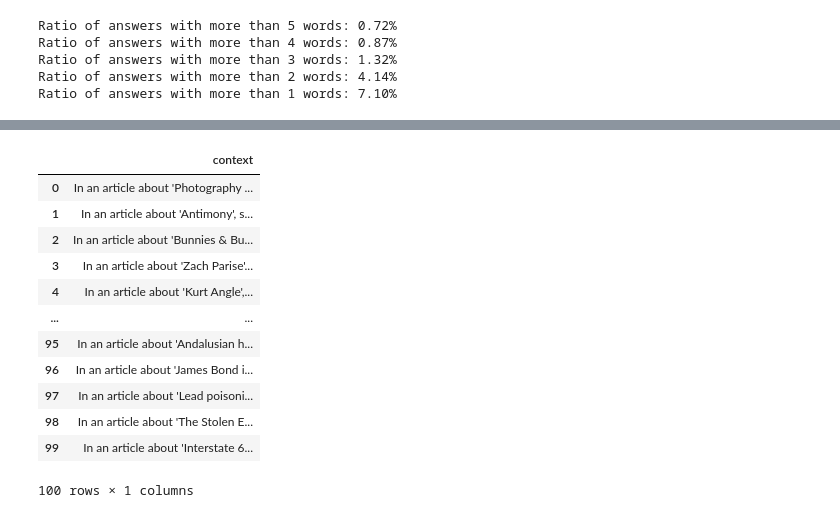
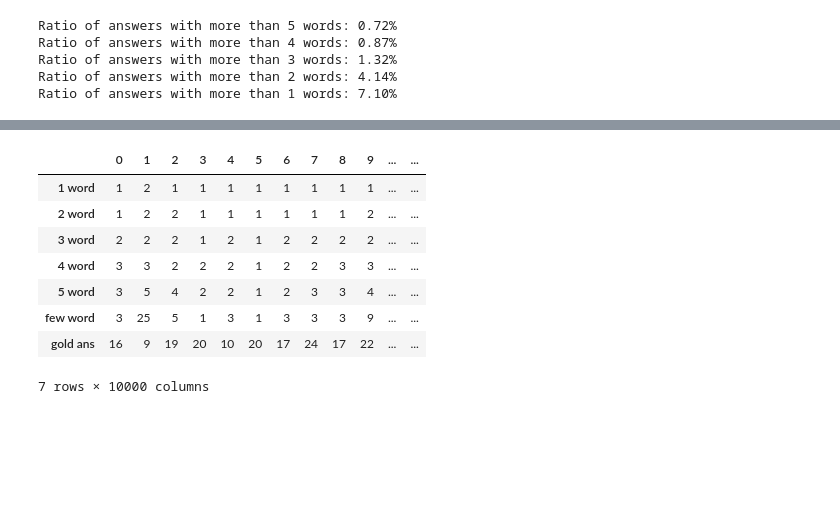
Before and after one commit to nociza/askme-vllm, a Jupyter notebook: experiments/short_anwser.ipynb, the cells around one changed output, grey strips where cells are left out. Drawn from its saved outputs; the diff is of its cells as text; code cells hidden in the pictures; blank space fills up the shorter version.

```diff
--- a/experiments/short_anwser.ipynb
+++ b/experiments/short_anwser.ipynb
@@ -118,16 +104,12 @@ plot_stacked_bar_chart(word_count_for_plot, [1, 2, 3, 4, 5], 'Word Count Data',
-# %%
-merged_df[['context']]
-# %% [output]
-|  | context |
-| 0 | In an article about 'Photography ... |
-| 1 | In an article about 'Antimony', s... |
-| 2 | In an article about 'Bunnies & Bu... |
-| 3 | In an article about 'Zach Parise'... |
-| 4 | In an article about 'Kurt Angle',... |
-| ... | ... |
-| 95 | In an article about 'Andalusian h... |
-| 96 | In an article about 'James Bond i... |
-| 97 | In an article about 'Lead poisoni... |
-| 98 | In an article about 'The Stolen E... |
-| 99 | In an article about 'Interstate 6... |
-100 rows × 1 columns
+# %%
+word_count_for_plot
+# %% [output]
+|  | 0 | 1 | 2 | 3 | 4 | 5 | 6 | 7 | 8 | 9 | ... | ... |
+| 1 word | 1 | 2 | 1 | 1 | 1 | 1 | 1 | 1 | 1 | 1 | ... | ... |
+| 2 word | 1 | 2 | 2 | 1 | 1 | 1 | 1 | 1 | 1 | 2 | ... | ... |
+| 3 word | 2 | 2 | 2 | 1 | 2 | 1 | 2 | 2 | 2 | 2 | ... | ... |
+| 4 word | 3 | 3 | 2 | 2 | 2 | 1 | 2 | 2 | 3 | 3 | ... | ... |
+| 5 word | 3 | 5 | 4 | 2 | 2 | 1 | 2 | 3 | 3 | 4 | ... | ... |
+| few word | 3 | 25 | 5 | 1 | 3 | 1 | 3 | 3 | 3 | 9 | ... | ... |
+| gold ans | 16 | 9 | 19 | 20 | 10 | 20 | 17 | 24 | 17 | 22 | ... | ... |
+7 rows × 10000 columns
```
Also changed, not shown: parts of 5 cells of this notebook, 1 other file.
